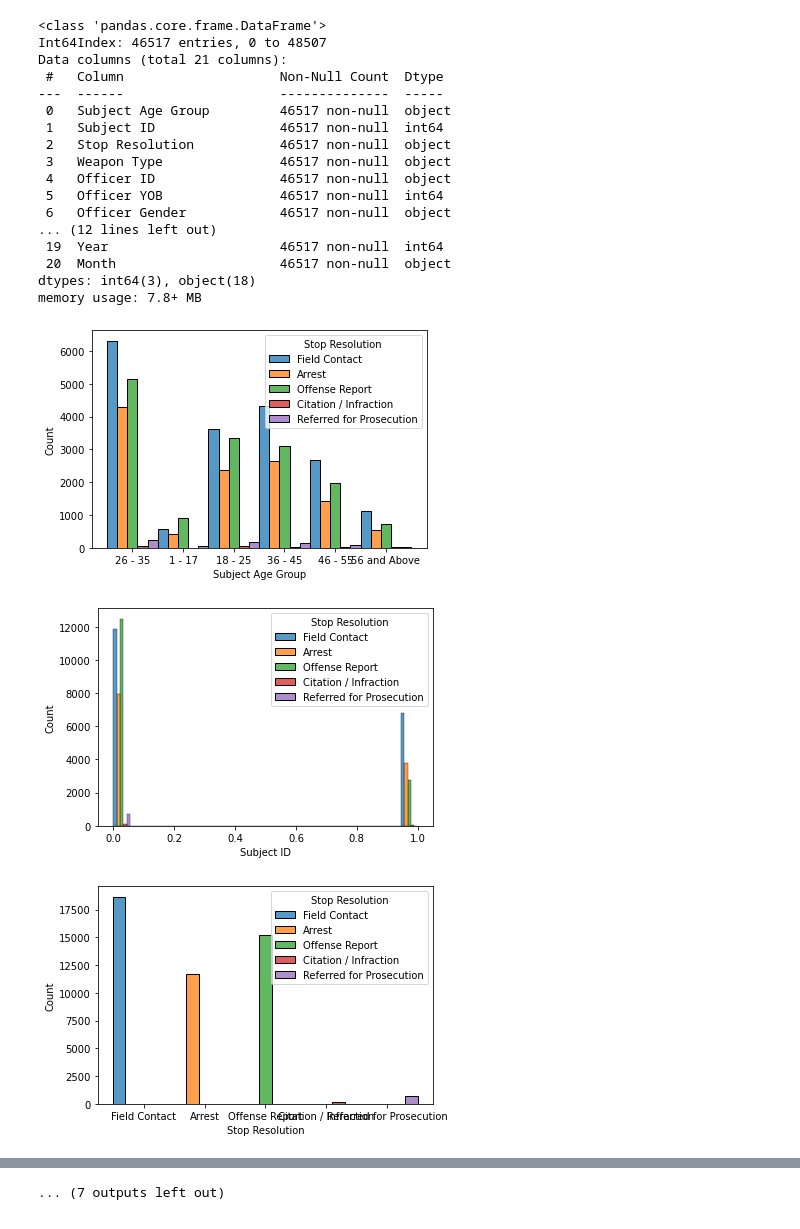
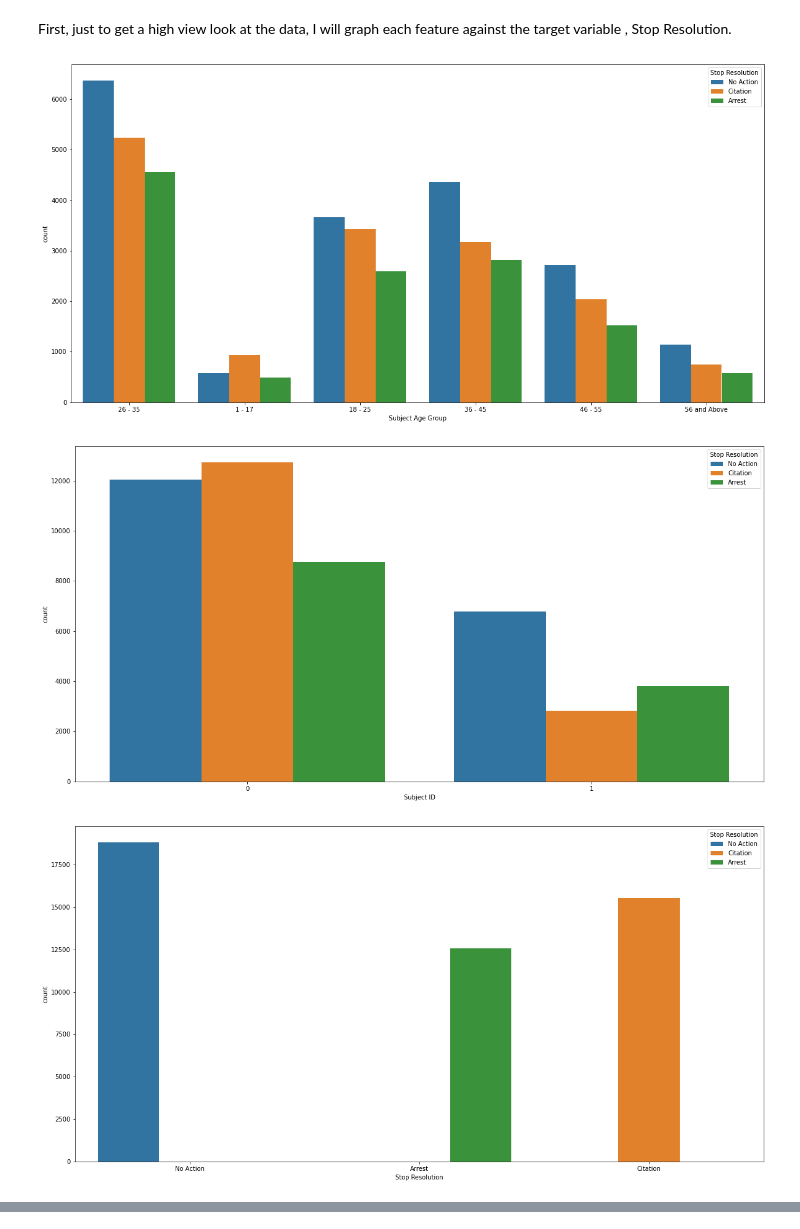
Before and after one commit to zelda4669/seattle-terry-stops, a Jupyter notebook: EDA.ipynb, the cells around one changed output, grey strips where cells are left out. Drawn from its saved outputs; the diff is of its cells as text; code cells hidden in the pictures.

```diff
--- a/EDA.ipynb
+++ b/EDA.ipynb
@@ -17,28 +18,13 @@ df.head()
-# %%
-df.info()
-# %% [output]
-<class 'pandas.core.frame.DataFrame'>
-Int64Index: 46517 entries, 0 to 48507
-Data columns (total 21 columns):
- #   Column                    Non-Null Count  Dtype
----  ------                    --------------  -----
- 0   Subject Age Group         46517 non-null  object
- 1   Subject ID                46517 non-null  int64
- 2   Stop Resolution           46517 non-null  object
- 3   Weapon Type               46517 non-null  object
- 4   Officer ID                46517 non-null  object
- 5   Officer YOB               46517 non-null  int64
- 6   Officer Gender            46517 non-null  object
-... (12 lines left out)
- 19  Year                      46517 non-null  int64
- 20  Month                     46517 non-null  object
-dtypes: int64(3), object(18)
-memory usage: 7.8+ MB
+# %% [markdown]
+First, just to get a high view look at the data, I will graph each feature against the target variable , Stop Resolution.
 # %%
+order = ['No Action', 'Citation', 'Arrest']
+
 for column in df:
-    sns.histplot(data=df, x=column, hue='Stop Resolution', multiple='dodge')
+    fig, ax = plt.subplots(figsize=(20, 10))
+    sns.countplot(data=df, x=column, hue='Stop Resolution', hue_order=order)
     plt.show()
 # %% [output]
-[figure, old version]
+[figure, new version]
-[figure, old version]
+[figure, new version]
-[figure, old version]
+[figure, new version]
@@ -54 +39,0 @@ for column in df:
-... (7 outputs left out)
```
Also changed, not shown: parts of 19 cells of this notebook, 5 other files.
